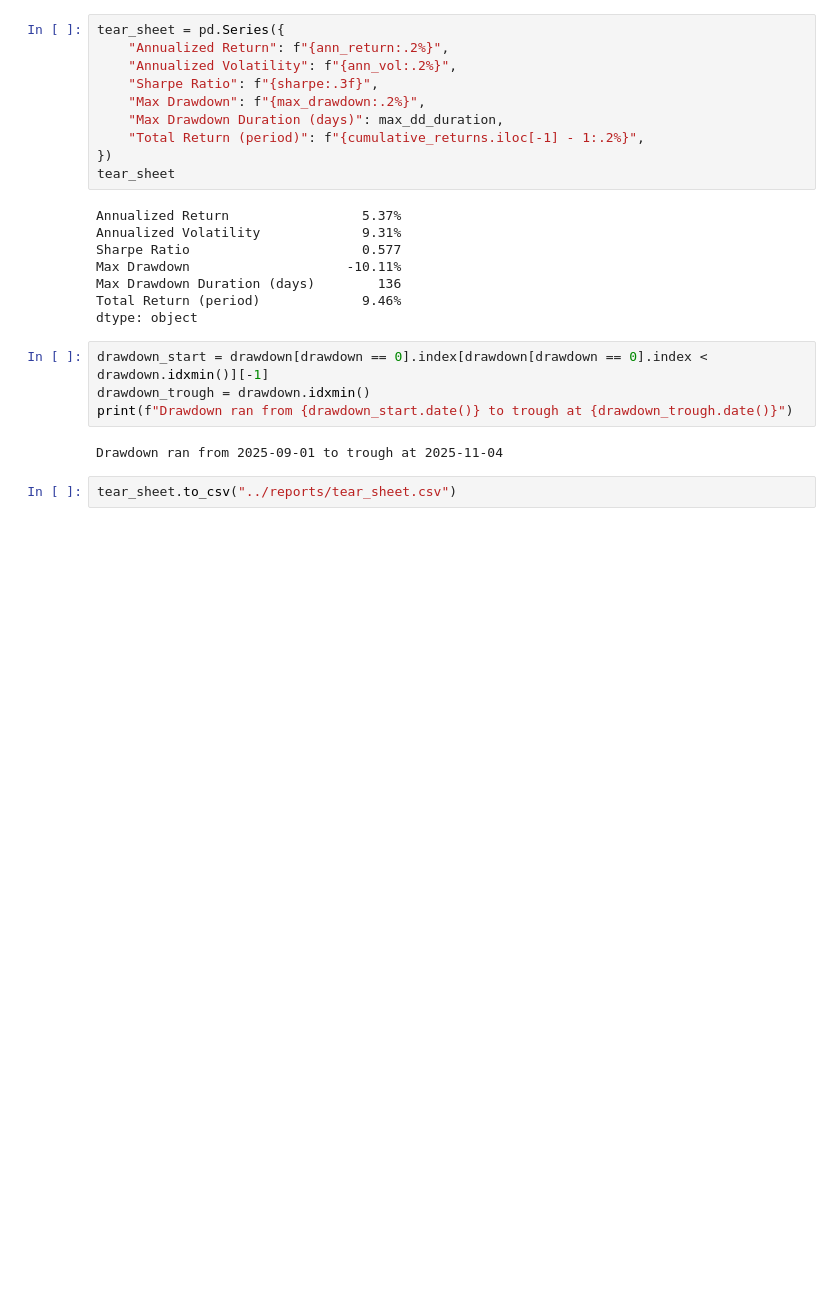
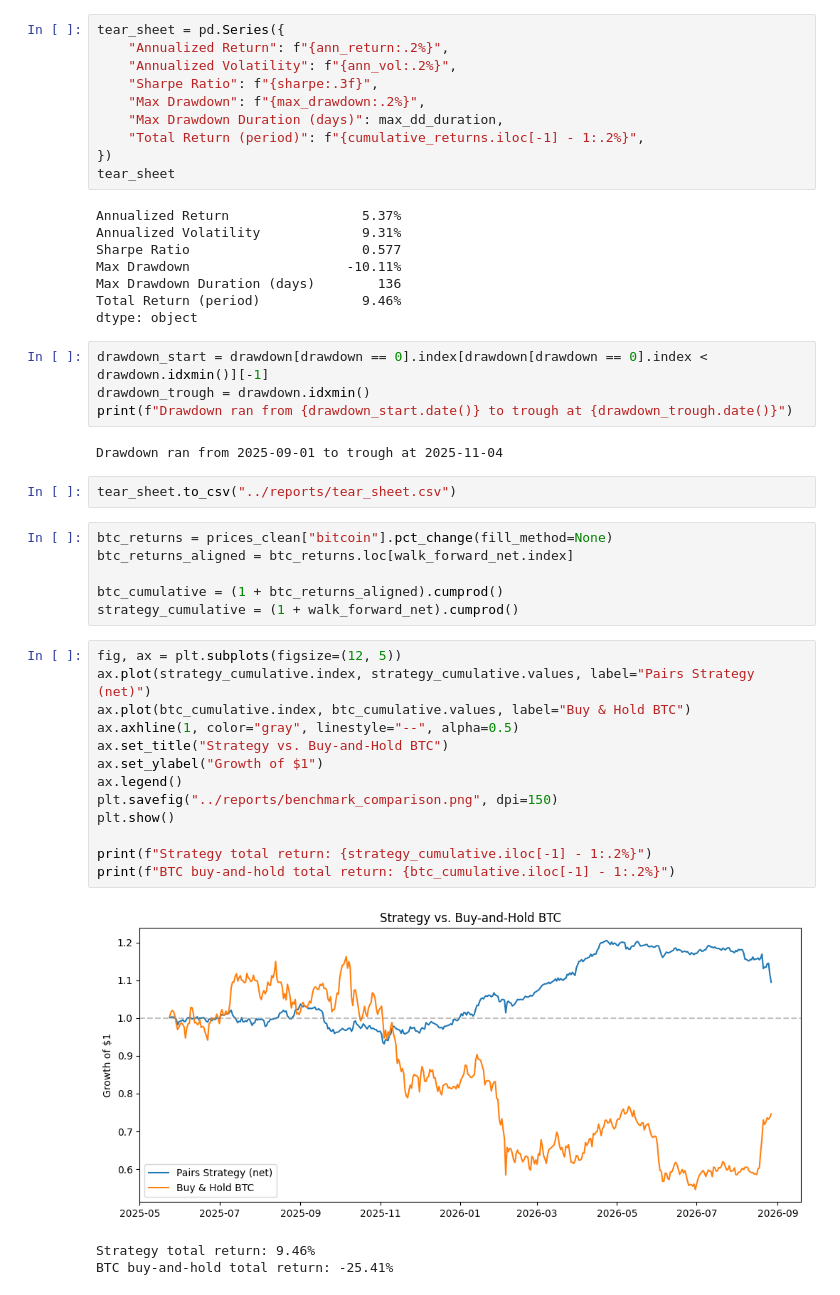
Before and after one commit to elik-ship-it/crypto-stat-arb, a Jupyter notebook: notebooks/07_backtest_engine.ipynb, the cells around one changed output. Drawn from its saved outputs; the diff is of its cells as text; blank space fills up the shorter version.

Commit message:
Phase 9: benchmark comparison, beta/alpha, information ratio (0.689)

```diff
--- a/notebooks/07_backtest_engine.ipynb
+++ b/notebooks/07_backtest_engine.ipynb
@@ -243,3 +243,26 @@ print(f"Drawdown ran from {drawdown_start.date()} to trough at {drawdown_trough.
 Drawdown ran from 2025-09-01 to trough at 2025-11-04
 # %%
 tear_sheet.to_csv("../reports/tear_sheet.csv")
+# %%
+btc_returns = prices_clean["bitcoin"].pct_change(fill_method=None)
+btc_returns_aligned = btc_returns.loc[walk_forward_net.index]
+
+btc_cumulative = (1 + btc_returns_aligned).cumprod()
+strategy_cumulative = (1 + walk_forward_net).cumprod()
+# %%
+fig, ax = plt.subplots(figsize=(12, 5))
+ax.plot(strategy_cumulative.index, strategy_cumulative.values, label="Pairs Strategy (net)")
+ax.plot(btc_cumulative.index, btc_cumulative.values, label="Buy & Hold BTC")
+ax.axhline(1, color="gray", linestyle="--", alpha=0.5)
+ax.set_title("Strategy vs. Buy-and-Hold BTC")
+ax.set_ylabel("Growth of $1")
+ax.legend()
+plt.savefig("../reports/benchmark_comparison.png", dpi=150)
+plt.show()
+
+print(f"Strategy total return: {strategy_cumulative.iloc[-1] - 1:.2%}")
+print(f"BTC buy-and-hold total return: {btc_cumulative.iloc[-1] - 1:.2%}")
+# %% [output]
+[figure, added]
+Strategy total return: 9.46%
+BTC buy-and-hold total return: -25.41%
```
Also changed, not shown: parts of 2 cells of this notebook, 3 other files.
